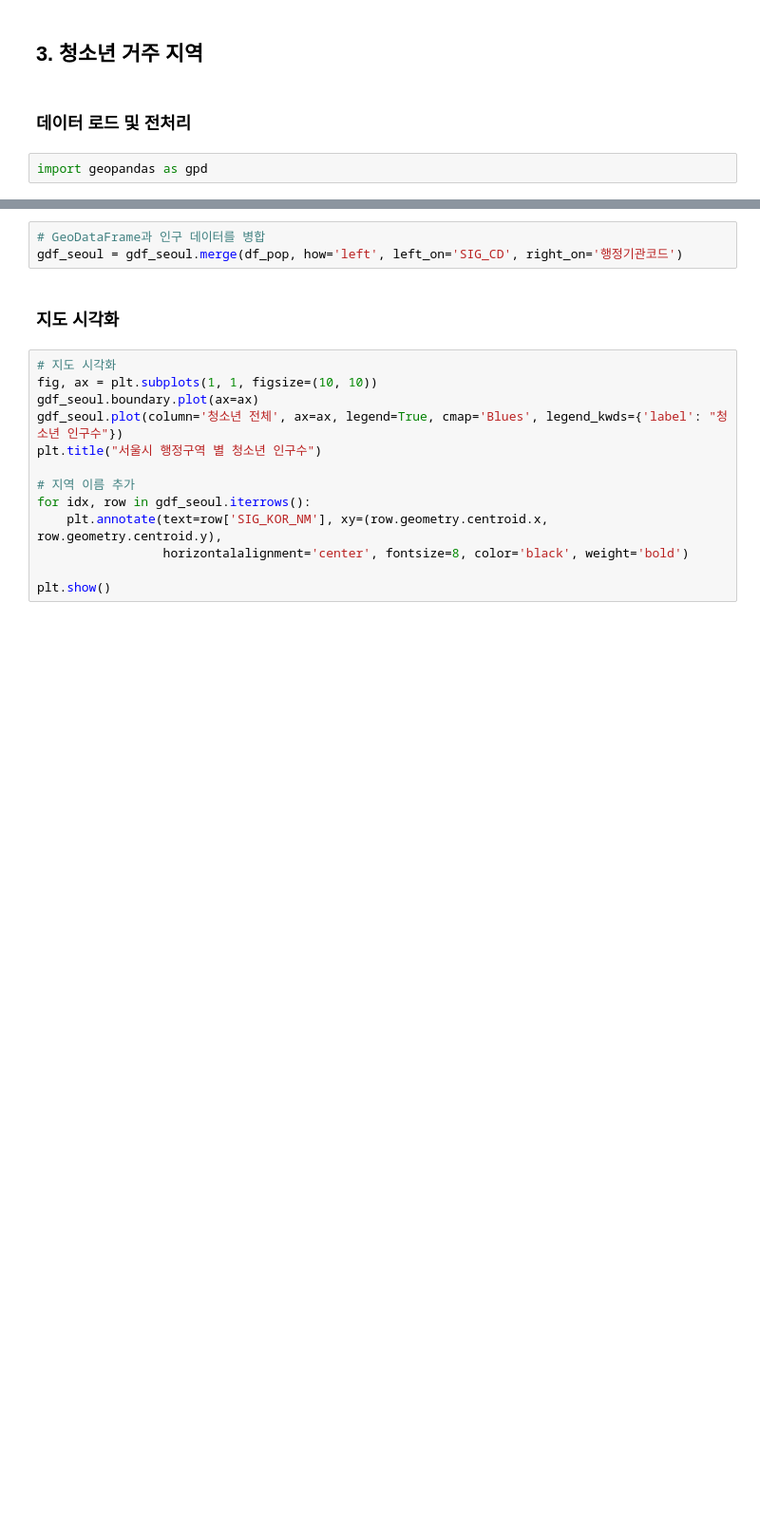
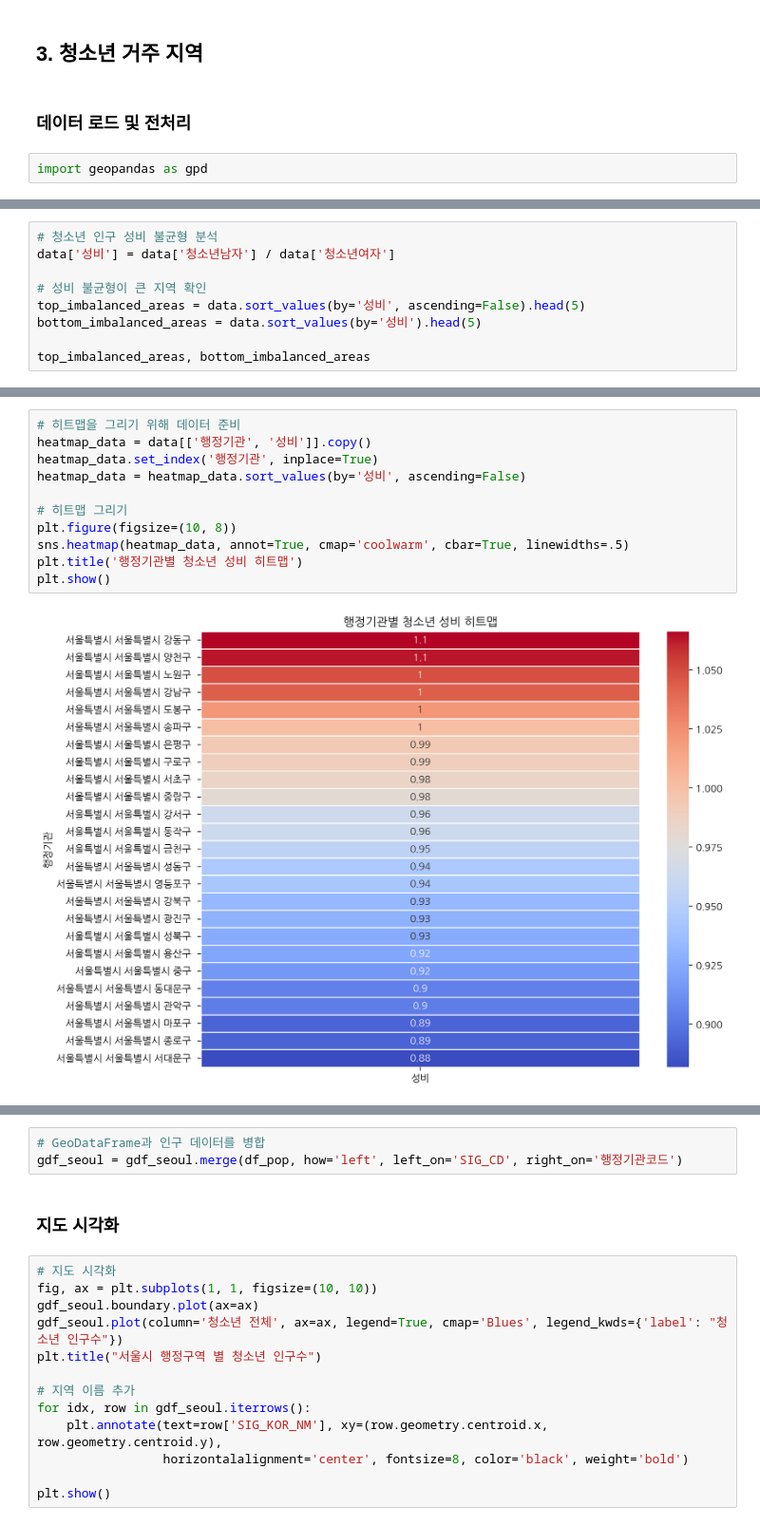
Before and after one commit to thdnjs0730/2024-1-my-BDA, a Jupyter notebook: 데이터분석과제_03조_20231596_최소원_20231596_최소원.ipynb, the cells around one changed output, grey strips where cells are left out. Shown at 95% size. Saved outputs shown, nothing was run; the diff lists cells and outputs as text; blank space fills up the shorter version.

```diff
--- a/데이터분석과제_03조_20231596_최소원_20231596_최소원.ipynb
+++ b/데이터분석과제_03조_20231596_최소원_20231596_최소원.ipynb
@@ -260,0 +363,9 @@ print(df_pop.head())
+# %%
+# 청소년 인구 성비 불균형 분석
+data['성비'] = data['청소년남자'] / data['청소년여자']
+
+# 성비 불균형이 큰 지역 확인
+top_imbalanced_areas = data.sort_values(by='성비', ascending=False).head(5)
+bottom_imbalanced_areas = data.sort_values(by='성비').head(5)
+
+top_imbalanced_areas, bottom_imbalanced_areas
@@ -260,0 +390,13 @@ print(df_pop.head())
+# %%
+# 히트맵을 그리기 위해 데이터 준비
+heatmap_data = data[['행정기관', '성비']].copy()
+heatmap_data.set_index('행정기관', inplace=True)
+heatmap_data = heatmap_data.sort_values(by='성비', ascending=False)
+
+# 히트맵 그리기
+plt.figure(figsize=(10, 8))
+sns.heatmap(heatmap_data, annot=True, cmap='coolwarm', cbar=True, linewidths=.5)
+plt.title('행정기관별 청소년 성비 히트맵')
+plt.show()
+# %% [output]
+[figure, added]
```
Also changed, not shown: parts of 19 cells of this notebook.
